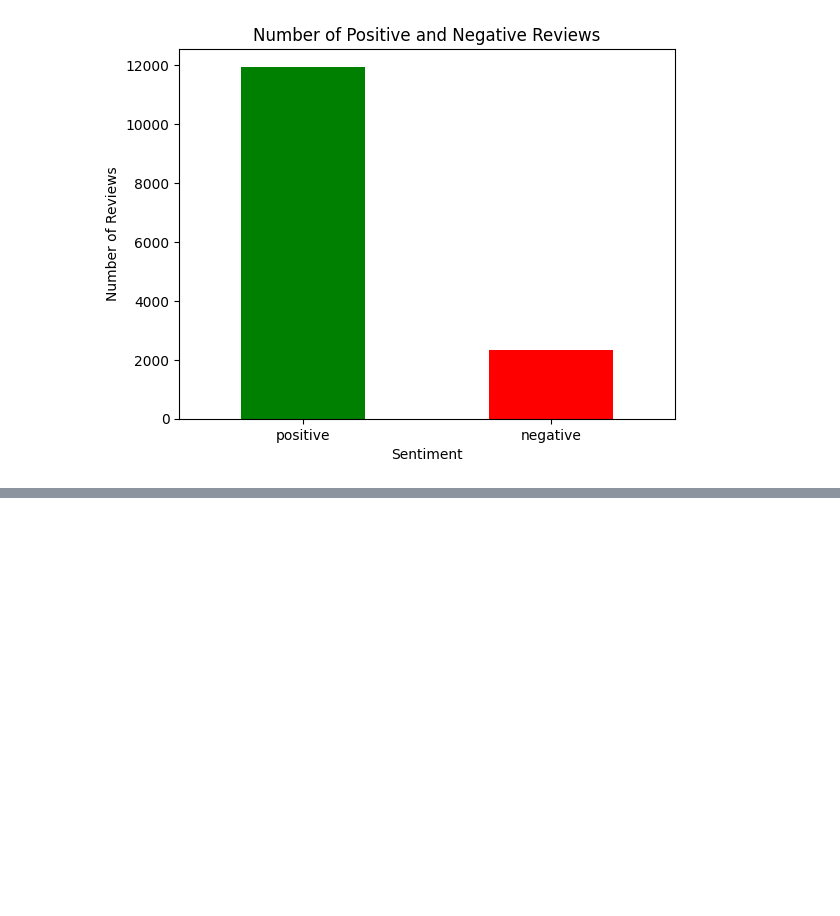
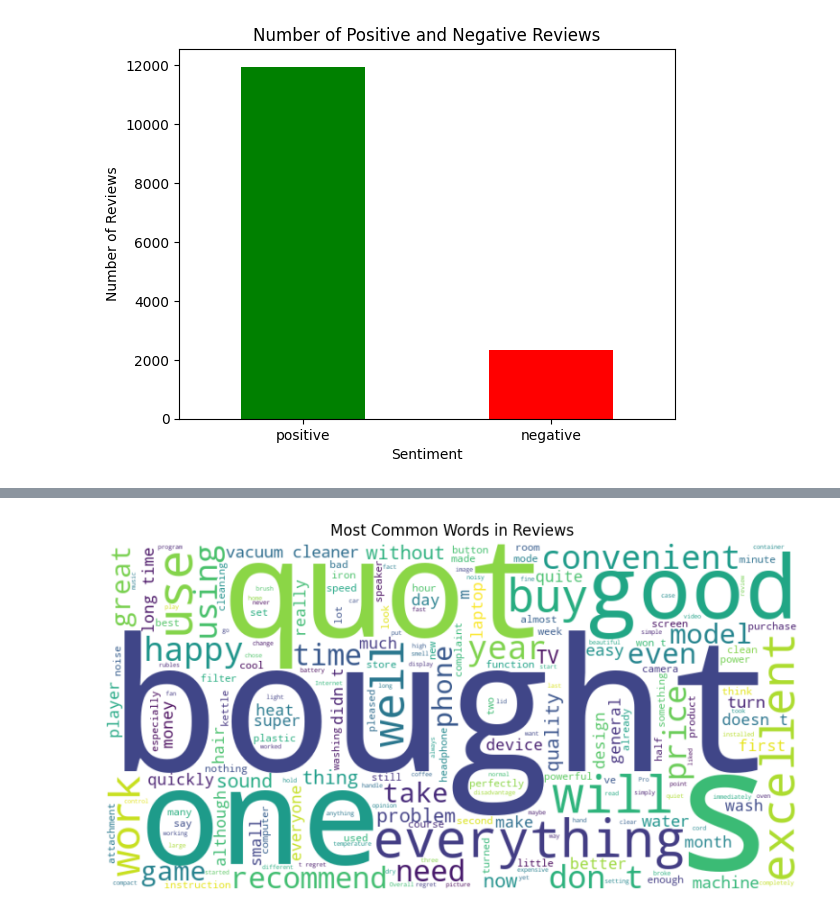
Before and after one commit to noraishmael/Final-Project, a Jupyter notebook: Final Project.ipynb, the cells around one changed output, grey strips where cells are left out. Saved outputs shown, nothing was run; the diff lists cells and outputs as text; code cells hidden in the pictures; blank space fills up the shorter version.

Commit message:
updated project with true sample, translation and tokenisation

```diff
--- a/Final Project.ipynb
+++ b/Final Project.ipynb
@@ -173,0 +281,11 @@ plt.show()
+# %%
+
+
+# Load the translated dataset again
+df = pd.read_csv("translated_sample_reviews.csv")
+
+# Show the first few rows
+print(df.head())
+
+# Show column names
+print(df.columns)
@@ -173,0 +310,20 @@ plt.show()
+# %%
+#CREATE WORD CLOUD NOW THAT WE HAVE TRANSLATION
+
+from wordcloud import WordCloud
+import matplotlib.pyplot as plt
+
+# Combine all reviews into one large text
+all_text = " ".join(df["translated_comment"].astype(str))
+
+# Generate a word cloud
+wordcloud = WordCloud(width=800, height=400, background_color="white").generate(all_text)
+
+# Show the word cloud
+plt.figure(figsize=(10, 5))
+plt.imshow(wordcloud, interpolation="bilinear")
+plt.axis("off")  # Hide axes
+plt.title("Most Common Words in Reviews")
+plt.show()
+# %% [output]
+[figure, added]
```
Also changed, not shown: parts of 19 cells of this notebook, 3 other files.
